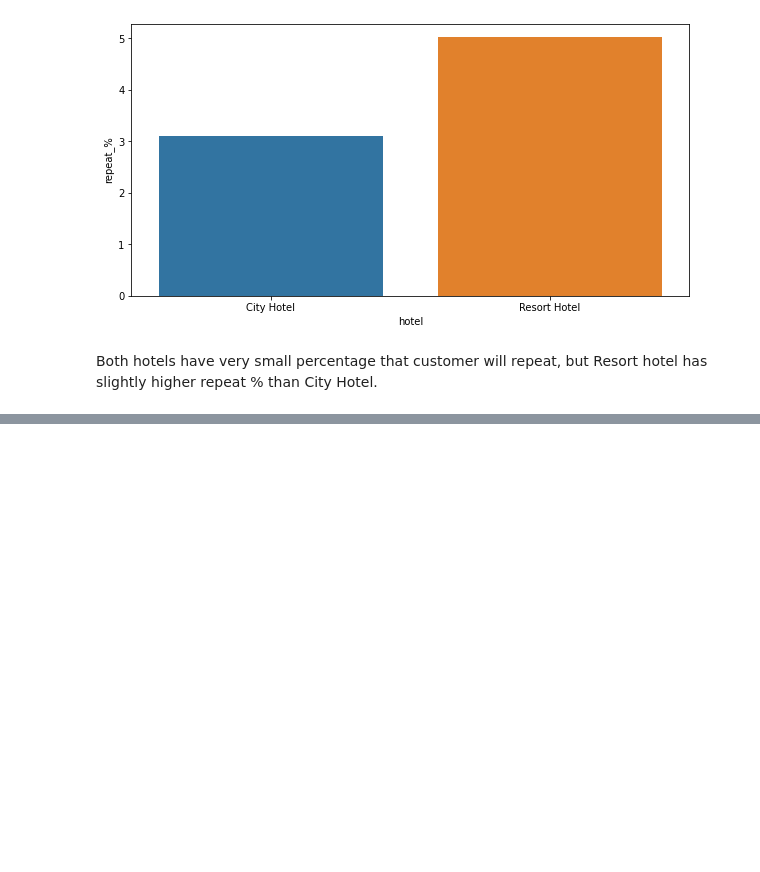
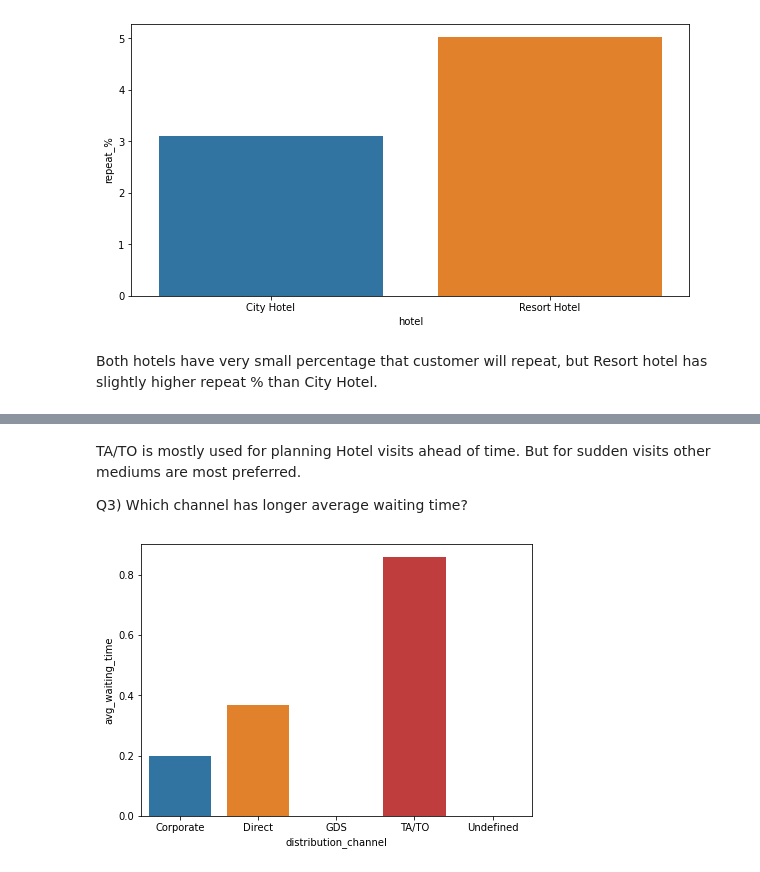
Before and after one commit to YMR29/EDA-on-Hotel-booking-dataset, a Jupyter notebook: Rahul_Y_M_EDA_Hotel_Booking_Analysis_Capstone_Project.ipynb, the cells around one changed output, grey strips where cells are left out. Cells and saved outputs as stored; diff of their text form; code cells hidden in the pictures; blank space fills up the shorter version.

```diff
--- a/Rahul_Y_M_EDA_Hotel_Booking_Analysis_Capstone_Project.ipynb
+++ b/Rahul_Y_M_EDA_Hotel_Booking_Analysis_Capstone_Project.ipynb
@@ -383,0 +402,11 @@ Both hotels have very small percentage that customer will repeat, but Resort hot
+# %% [markdown]
+TA/TO is mostly used for planning Hotel visits ahead of time. But for sudden visits other mediums are most preferred.
+
+Q3) Which channel has longer average waiting time?
+# %%
+d4 = pd.DataFrame(round((group_by_dc['days_in_waiting_list']).mean(),2)).reset_index().rename(columns = {'days_in_waiting_list': 'avg_waiting_time'})
+plt.figure(figsize = (7,5))
+sns.barplot(x = d4['distribution_channel'], y = d4['avg_waiting_time'])
+plt.show()
+# %% [output]
+[figure, added]
```
Also changed, not shown: parts of 41 cells of this notebook.
